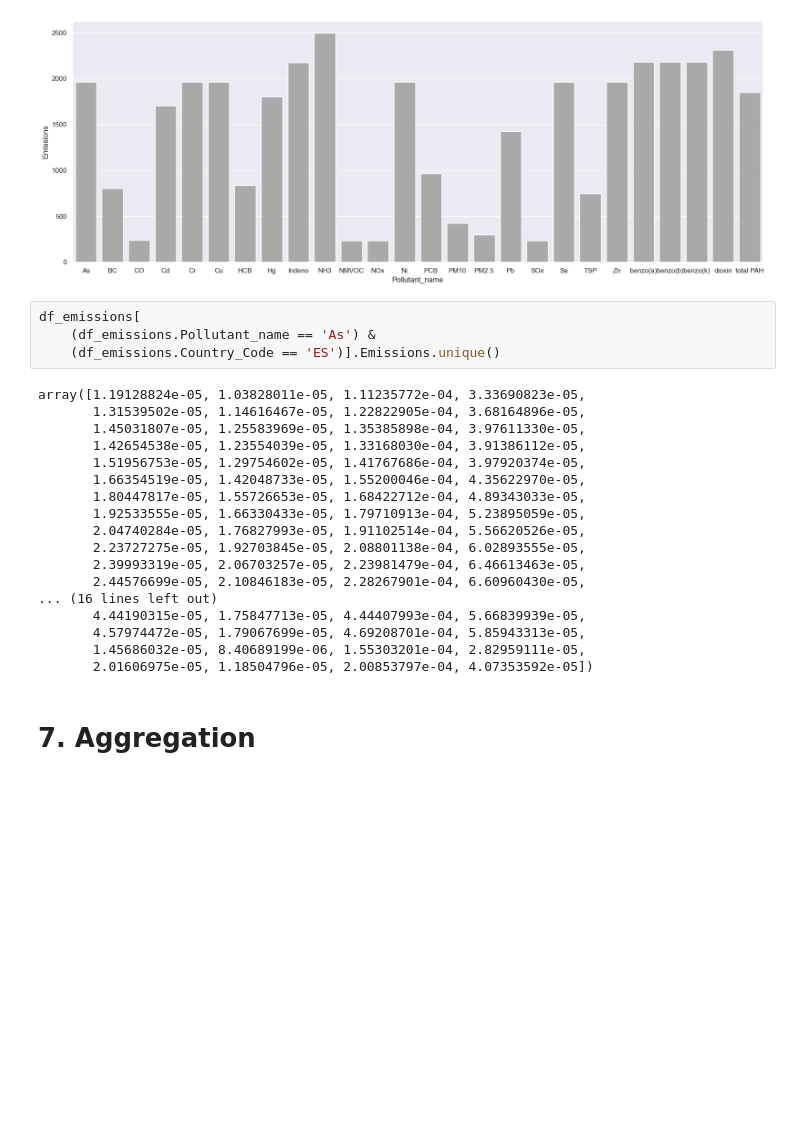
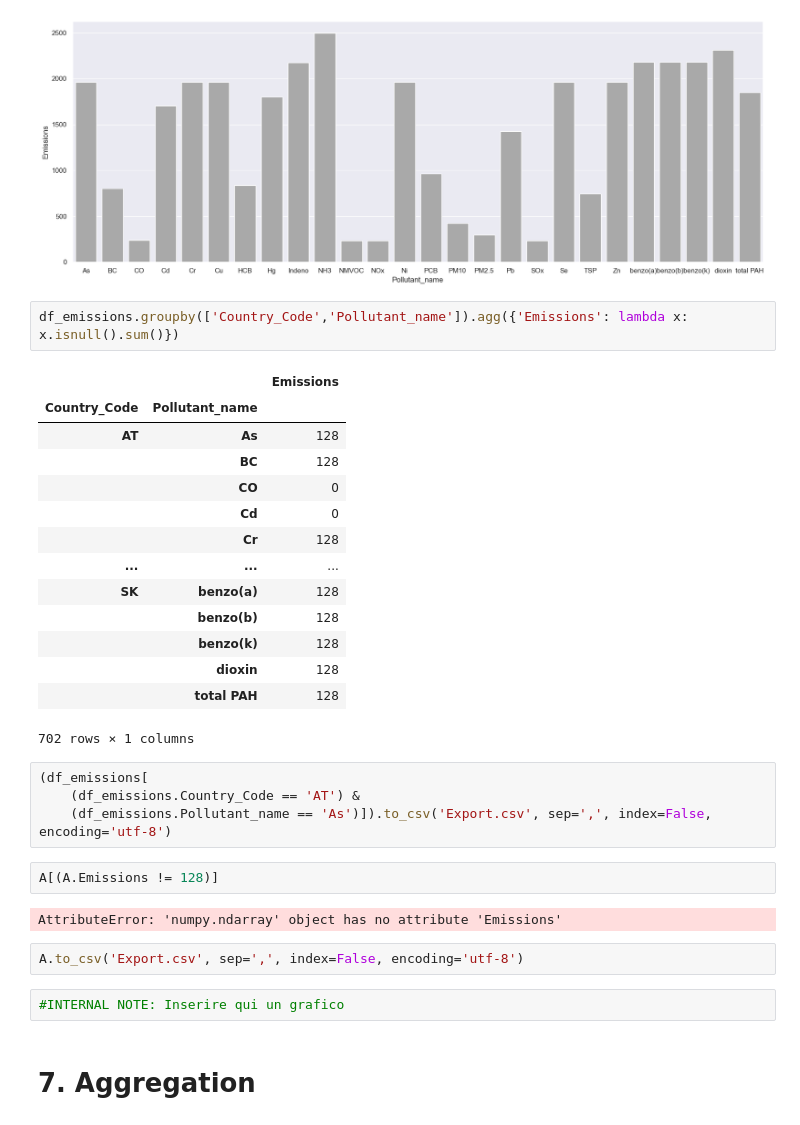
Before and after one commit to simboli/Computer-programming-and-data-management-Assignment, a Jupyter notebook: 001.National emissions LRTAP 2023.ipynb, the cells around one changed output. Saved outputs shown, nothing was run; the diff lists cells and outputs as text; blank space fills up the shorter version.

```diff
--- a/001.National emissions LRTAP 2023.ipynb
+++ b/001.National emissions LRTAP 2023.ipynb
@@ -372,28 +372,35 @@ sns.set(rc={'figure.figsize':(20,7)})
 sns.barplot(x='Pollutant_name', y='Emissions', data=df_Nan_Pollutant, color='darkgray');
 # %% [output]
 [figure]
-# %%
-df_emissions[
-    (df_emissions.Pollutant_name == 'As') &
-    (df_emissions.Country_Code == 'ES')].Emissions.unique()
-# %% [output]
-array([1.19128824e-05, 1.03828011e-05, 1.11235772e-04, 3.33690823e-05,
-       1.31539502e-05, 1.14616467e-05, 1.22822905e-04, 3.68164896e-05,
-       1.45031807e-05, 1.25583969e-05, 1.35385898e-04, 3.97611330e-05,
-       1.42654538e-05, 1.23554039e-05, 1.33168030e-04, 3.91386112e-05,
-       1.51956753e-05, 1.29754602e-05, 1.41767686e-04, 3.97920374e-05,
-       1.66354519e-05, 1.42048733e-05, 1.55200046e-04, 4.35622970e-05,
-       1.80447817e-05, 1.55726653e-05, 1.68422712e-04, 4.89343033e-05,
-       1.92533555e-05, 1.66330433e-05, 1.79710913e-04, 5.23895059e-05,
-       2.04740284e-05, 1.76827993e-05, 1.91102514e-04, 5.56620526e-05,
-       2.23727275e-05, 1.92703845e-05, 2.08801138e-04, 6.02893555e-05,
-       2.39993319e-05, 2.06703257e-05, 2.23981479e-04, 6.46613463e-05,
-       2.44576699e-05, 2.10846183e-05, 2.28267901e-04, 6.60960430e-05,
-... (16 lines left out)
-       4.44190315e-05, 1.75847713e-05, 4.44407993e-04, 5.66839939e-05,
-       4.57974472e-05, 1.79067699e-05, 4.69208701e-04, 5.85943313e-05,
-       1.45686032e-05, 8.40689199e-06, 1.55303201e-04, 2.82959111e-05,
-       2.01606975e-05, 1.18504796e-05, 2.00853797e-04, 4.07353592e-05])
+# %%
+df_emissions.groupby(['Country_Code','Pollutant_name']).agg({'Emissions': lambda x: x.isnull().sum()})
+# %% [output]
+|  |  | Emissions |
+| Country_Code | Pollutant_name |  |
+| AT | As | 128 |
+|  | BC | 128 |
+|  | CO | 0 |
+|  | Cd | 0 |
+|  | Cr | 128 |
+| ... | ... | ... |
+| SK | benzo(a) | 128 |
+|  | benzo(b) | 128 |
+|  | benzo(k) | 128 |
+|  | dioxin | 128 |
+|  | total PAH | 128 |
+702 rows × 1 columns
+# %%
+(df_emissions[
+    (df_emissions.Country_Code == 'AT') &
+    (df_emissions.Pollutant_name == 'As')]).to_csv('Export.csv', sep=',', index=False, encoding='utf-8')
+# %%
+A[(A.Emissions != 128)]
+# %% [output]
+AttributeError: 'numpy.ndarray' object has no attribute 'Emissions'
+# %%
+A.to_csv('Export.csv', sep=',', index=False, encoding='utf-8')
+# %%
+#INTERNAL NOTE: Inserire qui un grafico
 # %% [markdown]
 # 7. Aggregation
 # %% [markdown]
```
Also changed, not shown: parts of 47 cells of this notebook, 1 other file.
